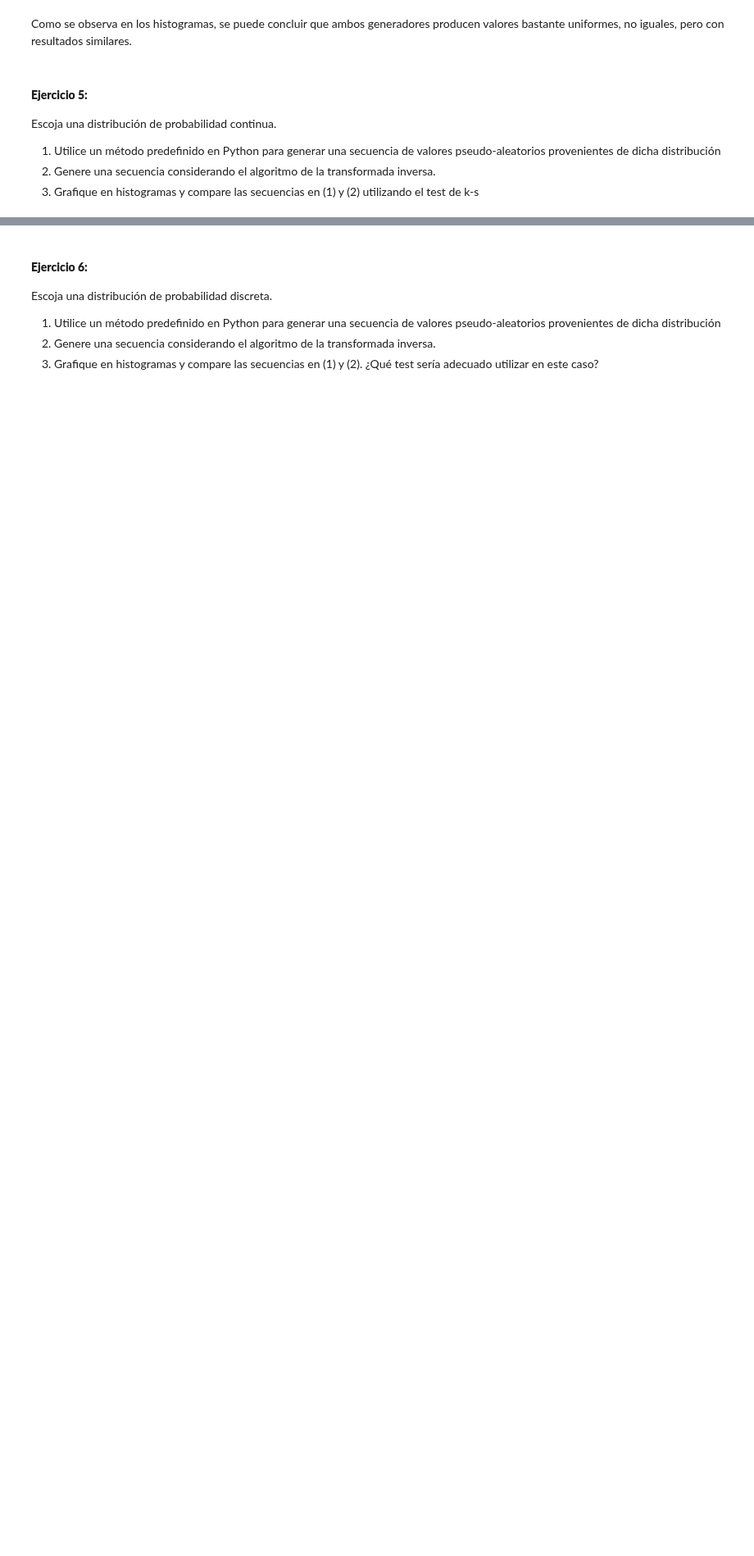
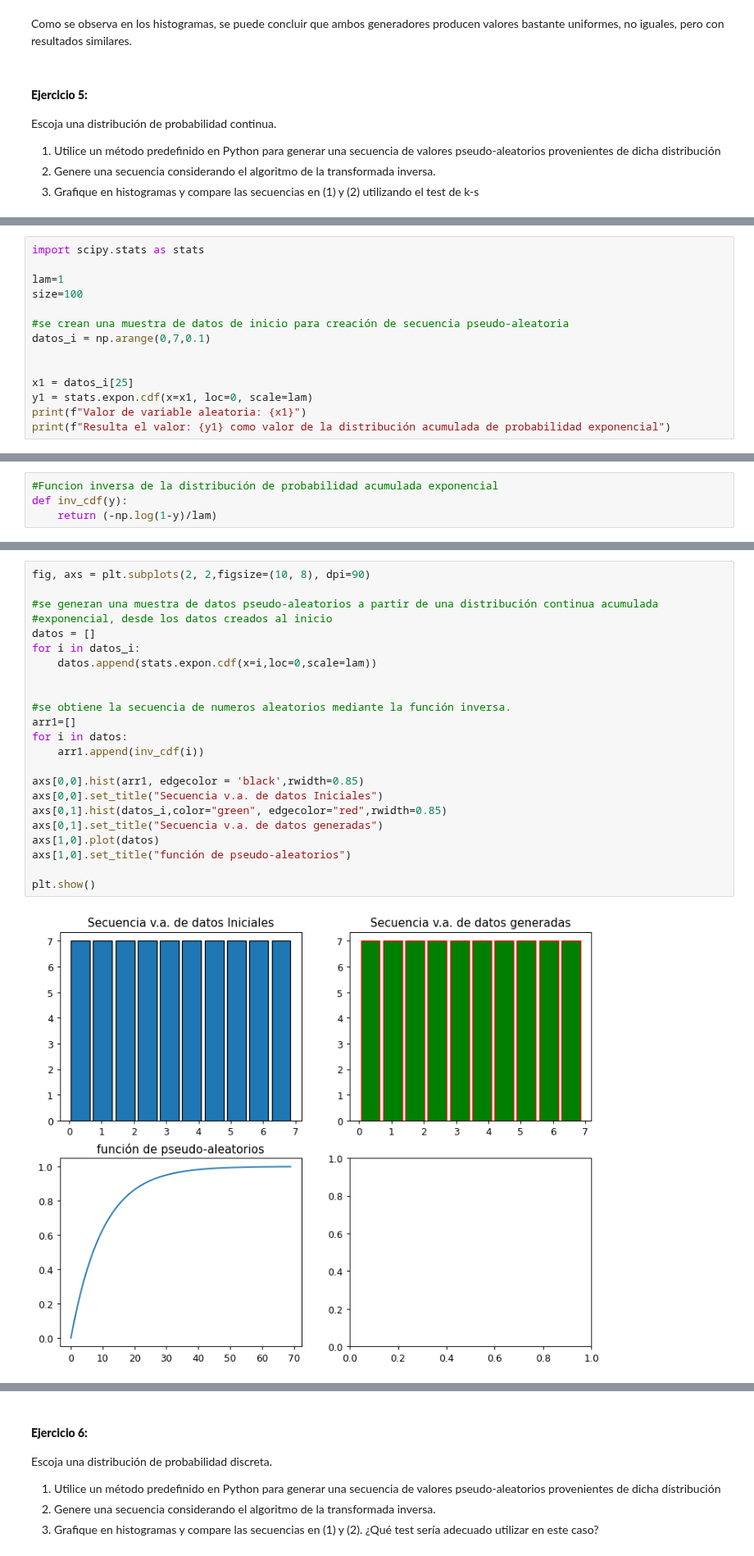
Before and after one commit to estebantejeda/INFO274, a Jupyter notebook: lab4/Laboratorio 4.ipynb, the cells around one changed output, grey strips where cells are left out. Shown at 82% size. Drawn from its saved outputs; the diff is of its cells as text; blank space fills up the shorter version.

```diff
--- a/lab4/Laboratorio 4.ipynb
+++ b/lab4/Laboratorio 4.ipynb
@@ -220,0 +218,14 @@ Escoja una distribución de probabilidad continua.
+# %%
+import scipy.stats as stats
+
+lam=1
+size=100
+
+#se crean una muestra de datos de inicio para creación de secuencia pseudo-aleatoria
+datos_i = np.arange(0,7,0.1)
+
+
+x1 = datos_i[25]
+y1 = stats.expon.cdf(x=x1, loc=0, scale=lam)
+print(f"Valor de variable aleatoria: {x1}")
+print(f"Resulta el valor: {y1} como valor de la distribución acumulada de probabilidad exponencial")
@@ -220,0 +235,4 @@ Escoja una distribución de probabilidad continua.
+# %%
+#Funcion inversa de la distribución de probabilidad acumulada exponencial
+def inv_cdf(y):
+    return (-np.log(1-y)/lam)
@@ -220,0 +247,25 @@ Escoja una distribución de probabilidad continua.
+# %%
+fig, axs = plt.subplots(2, 2,figsize=(10, 8), dpi=90)
+
+#se generan una muestra de datos pseudo-aleatorios a partir de una distribución continua acumulada
+#exponencial, desde los datos creados al inicio
+datos = []
+for i in datos_i:
+    datos.append(stats.expon.cdf(x=i,loc=0,scale=lam))
+
+
+#se obtiene la secuencia de numeros aleatorios mediante la función inversa.
+arr1=[]
+for i in datos:
+    arr1.append(inv_cdf(i))
+
+axs[0,0].hist(arr1, edgecolor = 'black',rwidth=0.85)
+axs[0,0].set_title("Secuencia v.a. de datos Iniciales")
+axs[0,1].hist(datos_i,color="green", edgecolor="red",rwidth=0.85)
+axs[0,1].set_title("Secuencia v.a. de datos generadas")
+axs[1,0].plot(datos)
+axs[1,0].set_title("función de pseudo-aleatorios")
+
+plt.show()
+# %% [output]
+[figure, added]
```
Also changed, not shown: parts of 13 cells of this notebook.
